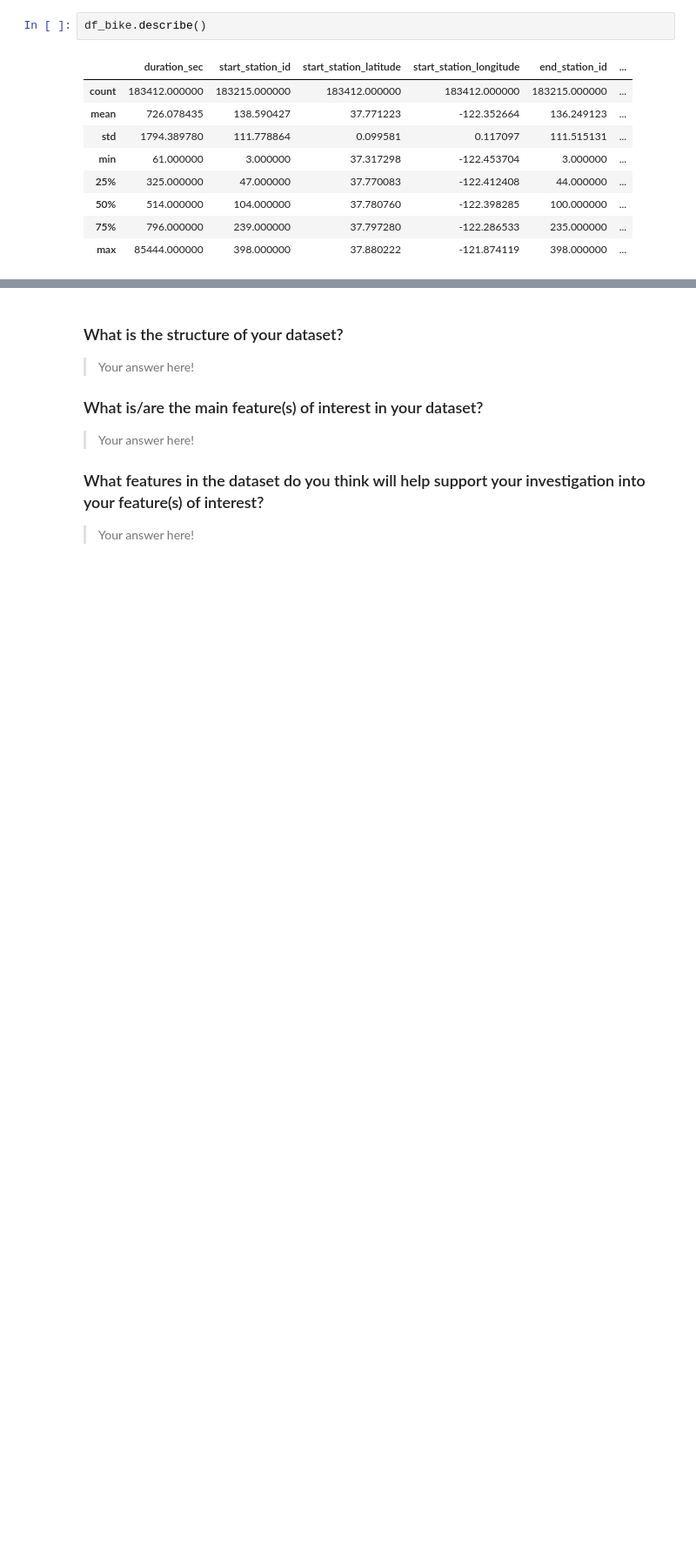
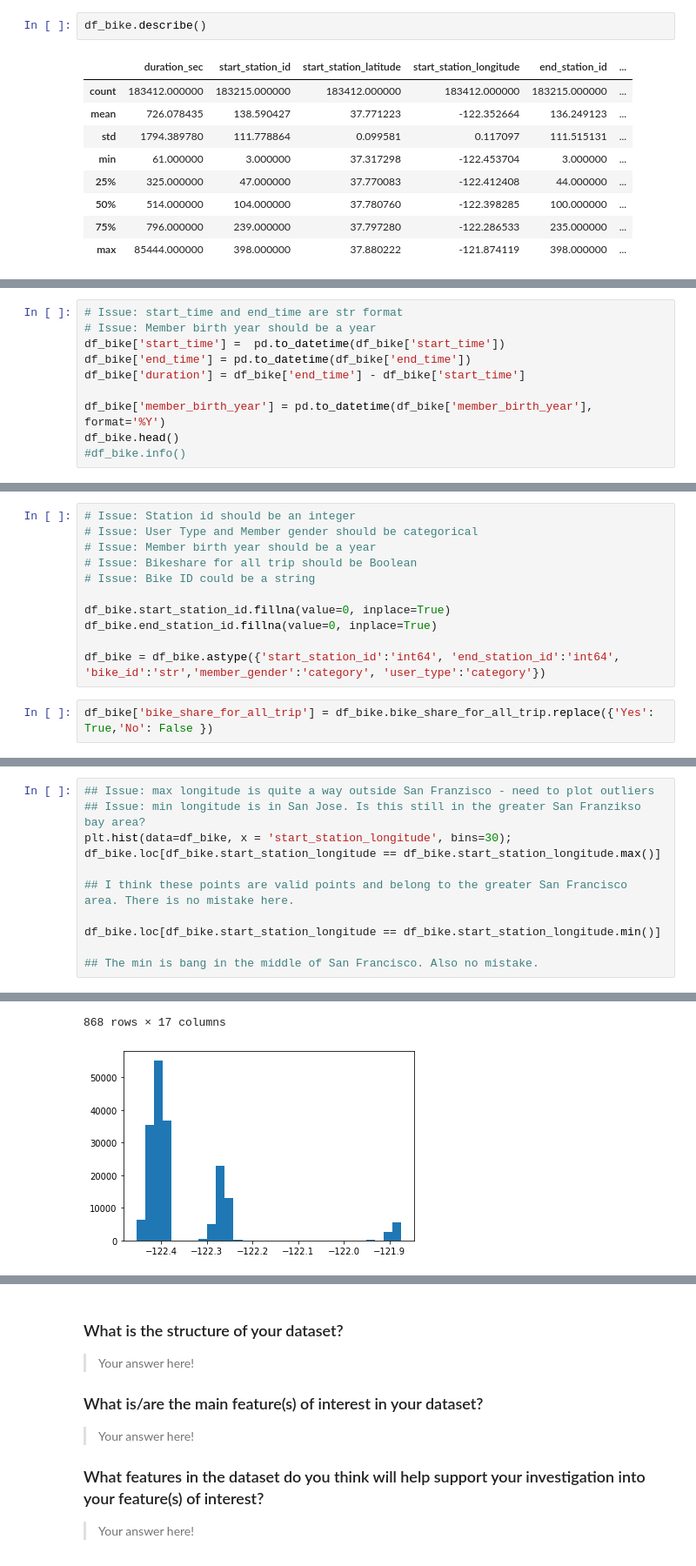
Before and after one commit to ChrisShuttle/Udacity_DAND_Project5_Visuals, a Jupyter notebook: Project Template/exploration_template.ipynb, the cells around one changed output, grey strips where cells are left out. Shown at 87% size. Drawn from its saved outputs; the diff is of its cells as text; blank space fills up the shorter version.

Commit message:
feat:cleaning data

```diff
--- a/Project Template/exploration_template.ipynb
+++ b/Project Template/exploration_template.ipynb
@@ -91,0 +109,10 @@ Issue: min member_birth_year = 1878 - check values
+# %%
+# Issue: start_time and end_time are str format
+# Issue: Member birth year should be a year
+df_bike['start_time'] =  pd.to_datetime(df_bike['start_time'])
+df_bike['end_time'] = pd.to_datetime(df_bike['end_time'])
+df_bike['duration'] = df_bike['end_time'] - df_bike['start_time']
+
+df_bike['member_birth_year'] = pd.to_datetime(df_bike['member_birth_year'], format='%Y')
+df_bike.head()
+#df_bike.info()
@@ -91,0 +126,13 @@ Issue: min member_birth_year = 1878 - check values
+# %%
+# Issue: Station id should be an integer
+# Issue: User Type and Member gender should be categorical
+# Issue: Member birth year should be a year
+# Issue: Bikeshare for all trip should be Boolean
+# Issue: Bike ID could be a string
+
+df_bike.start_station_id.fillna(value=0, inplace=True)
+df_bike.end_station_id.fillna(value=0, inplace=True)
+
+df_bike = df_bike.astype({'start_station_id':'int64', 'end_station_id':'int64', 'bike_id':'str','member_gender':'category', 'user_type':'category'})
+# %%
+df_bike['bike_share_for_all_trip'] = df_bike.bike_share_for_all_trip.replace({'Yes': True,'No': False })
@@ -91,0 +166,12 @@ Issue: min member_birth_year = 1878 - check values
+# %%
+## Issue: max longitude is quite a way outside San Franzisco - need to plot outliers
+## Issue: min longitude is in San Jose. Is this still in the greater San Franzikso bay area?
+plt.hist(data=df_bike, x = 'start_station_longitude', bins=30);
+df_bike.loc[df_bike.start_station_longitude == df_bike.start_station_longitude.max()]
+
+## I think these points are valid points and belong to the greater San Francisco area. There is no mistake here.
+
+df_bike.loc[df_bike.start_station_longitude == df_bike.start_station_longitude.min()]
+
+## The min is bang in the middle of San Francisco. Also no mistake.
+# %% [output]
@@ -91,0 +190,2 @@ Issue: min member_birth_year = 1878 - check values
+868 rows × 17 columns
+[figure, added]
```
Also changed, not shown: parts of 21 cells of this notebook, 1 other file.
